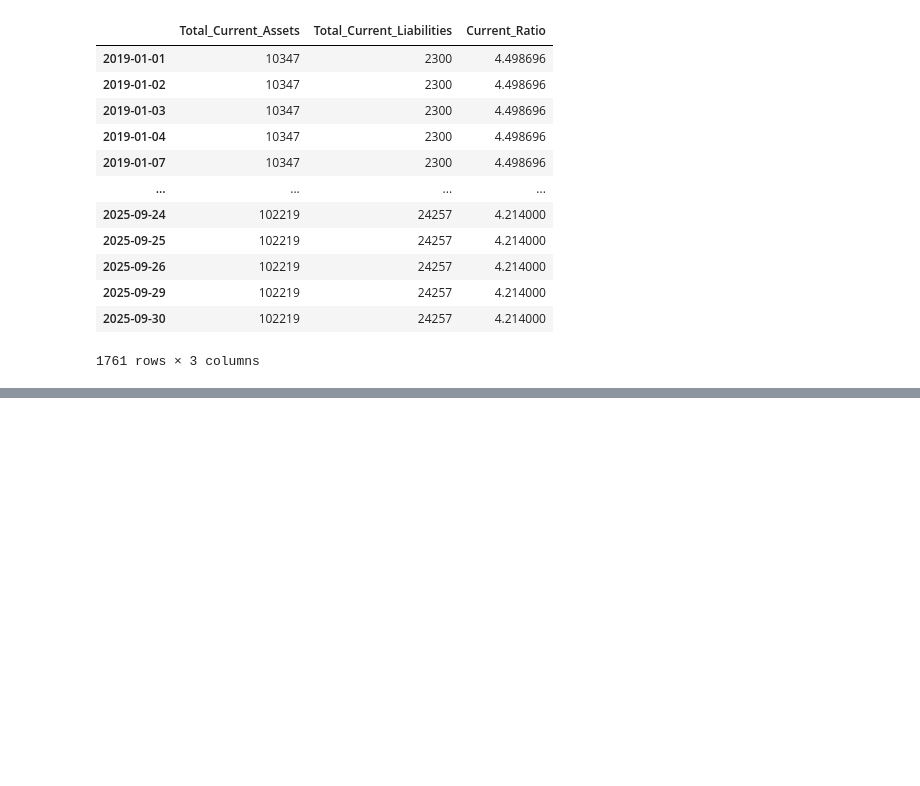
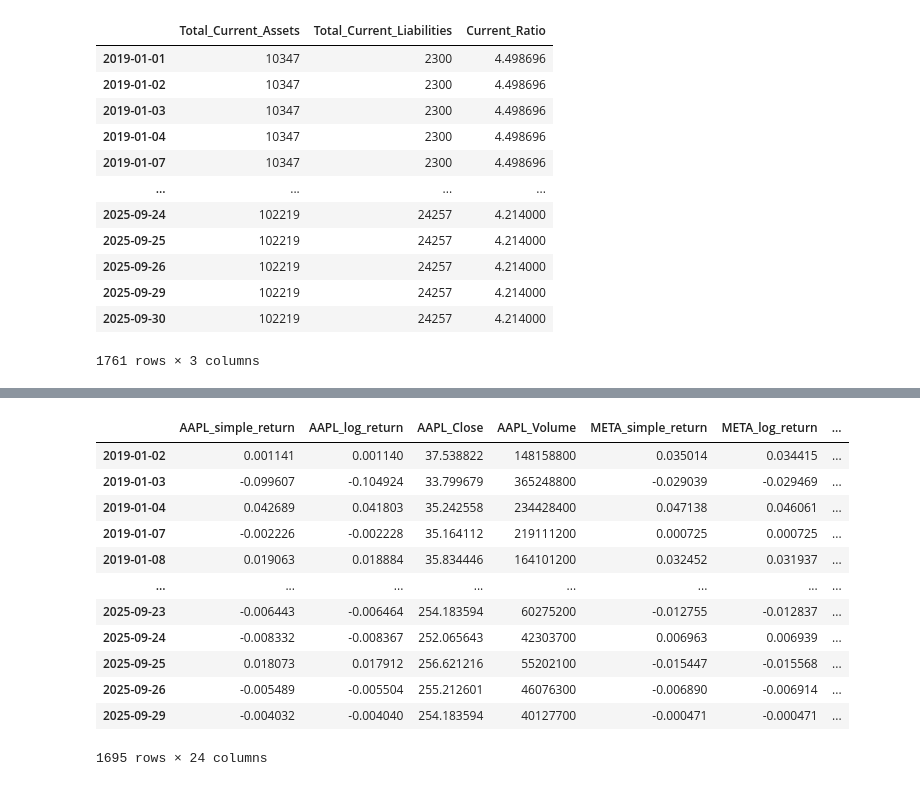
Before and after one commit to vdanielb/stock-market-inference, a Jupyter notebook: project.ipynb, the cells around one changed output, grey strips where cells are left out. Saved outputs shown, nothing was run; the diff lists cells and outputs as text; code cells hidden in the pictures; blank space fills up the shorter version.

```diff
--- a/project.ipynb
+++ b/project.ipynb
@@ -343,0 +354,39 @@ ModuleNotFoundError: No module named 'sklearn'
+# %%
+# Merge all ticker_return dataframes on the date index
+ticker_returns_list = [
+    (AAPL_returns, 'AAPL'),
+    (META_returns, 'META'),
+    (AMZN_returns, 'AMZN'),
+    (NVDA_returns, 'NVDA'),
+    (GOOG_returns, 'GOOG'),
+    (SPY_returns, 'SPY')
+]
+
+# Create a list of dataframes with renamed columns
+dfs_to_merge = []
+for df, ticker in ticker_returns_list:
+    df_copy = df.copy()
+    # Rename columns to include ticker name
+    df_copy.columns = [f'{ticker}_{col}' for col in df_copy.columns]
+    dfs_to_merge.append(df_copy)
+
+# Merge all dataframes on the index (date)
+Q1_df = dfs_to_merge[0]
+for df in dfs_to_merge[1:]:
+    Q1_df = Q1_df.merge(df, left_index=True, right_index=True, how='outer')
+
+Q1_df
+# %% [output]
+|  | AAPL_simple_return | AAPL_log_return | AAPL_Close | AAPL_Volume | META_simple_return | META_log_return | ... |
+| 2019-01-02 | 0.001141 | 0.001140 | 37.538822 | 148158800 | 0.035014 | 0.034415 | ... |
+| 2019-01-03 | -0.099607 | -0.104924 | 33.799679 | 365248800 | -0.029039 | -0.029469 | ... |
+| 2019-01-04 | 0.042689 | 0.041803 | 35.242558 | 234428400 | 0.047138 | 0.046061 | ... |
+| 2019-01-07 | -0.002226 | -0.002228 | 35.164112 | 219111200 | 0.000725 | 0.000725 | ... |
+| 2019-01-08 | 0.019063 | 0.018884 | 35.834446 | 164101200 | 0.032452 | 0.031937 | ... |
+| ... | ... | ... | ... | ... | ... | ... | ... |
+| 2025-09-23 | -0.006443 | -0.006464 | 254.183594 | 60275200 | -0.012755 | -0.012837 | ... |
+| 2025-09-24 | -0.008332 | -0.008367 | 252.065643 | 42303700 | 0.006963 | 0.006939 | ... |
+| 2025-09-25 | 0.018073 | 0.017912 | 256.621216 | 55202100 | -0.015447 | -0.015568 | ... |
+| 2025-09-26 | -0.005489 | -0.005504 | 255.212601 | 46076300 | -0.006890 | -0.006914 | ... |
+| 2025-09-29 | -0.004032 | -0.004040 | 254.183594 | 40127700 | -0.000471 | -0.000471 | ... |
+1695 rows × 24 columns
```
Also changed, not shown: parts of 9 cells of this notebook.
